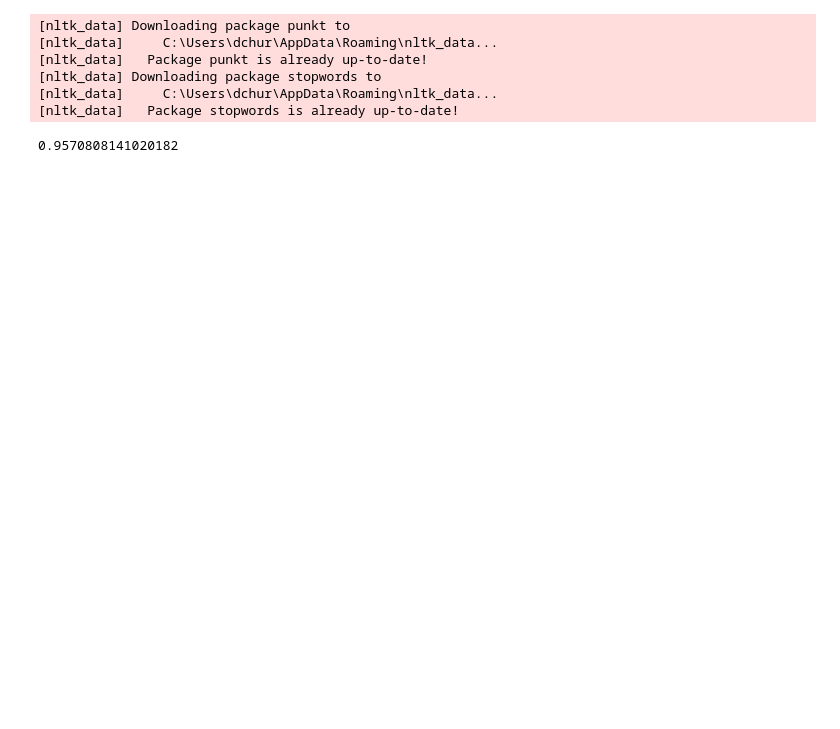
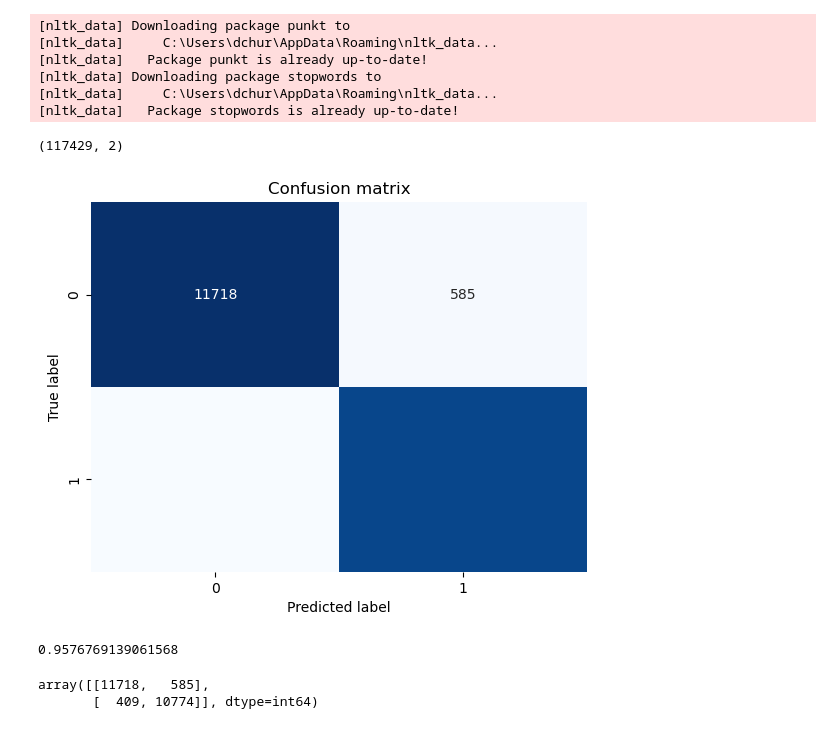
Before and after one commit to dchurley/COMP541DataMining, a Jupyter notebook: python/COMP541.ipynb, the cells around one changed output. Saved outputs shown, nothing was run; the diff lists cells and outputs as text; code cells hidden in the pictures; blank space fills up the shorter version.

```diff
--- a/python/COMP541.ipynb
+++ b/python/COMP541.ipynb
@@ -32,8 +33,10 @@ def test_pipeline(data):
     #vectorize it
     xv = tfidfvec.transform(data['text'])
     #test the vector data against the label
+    y_pred = LR.predict(xv)
+    conf = confusion_matrix(y_pred, data['label'])
     score = LR.score(xv, data['label'])
-    return score
+    return conf, score
 # %%
 #Input is not-cleaned documents that are labeled 0 for fake and 1 for real
 #must be dataframe with columns 'text' and 'label'
@@ -120,12 +123,27 @@ data = pd.concat([data, nyt_data, kaggle], ignore_index=True)
 
 #split into test and train
 data_train, data_test = train_test_split(data, test_size = 0.2)
+# %%
+data.shape
+# %% [output]
+(117429, 2)
 # %%
 train_pipeline(data_train)
 # %%
-test_pipeline(data_test)
+cm, score = test_pipeline(data_test)
-# %% [output]
-0.9570808141020182
+# %%
+sns.heatmap(cm, annot=True, fmt='d', cmap='Blues', cbar=False)
+plt.title('Confusion matrix')
+plt.xlabel('Predicted label')
+plt.ylabel('True label')
+plt.show()
+print(score)
+cm
+# %% [output]
+[figure, added]
+0.9576769139061568
+array([[11718,   585],
+       [  409, 10774]], dtype=int64)
 # %%
 #Determine if the text body is fake news or not. Must be trained first
 #False = Fake News, True = Real News
```
Also changed, not shown: parts of 8 cells of this notebook.
